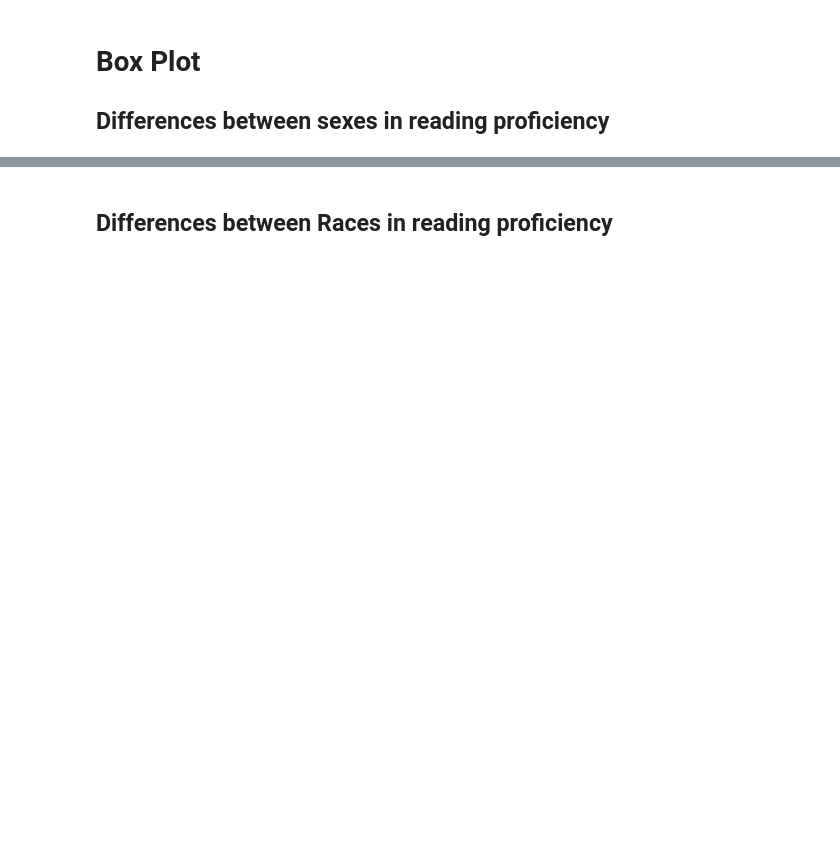
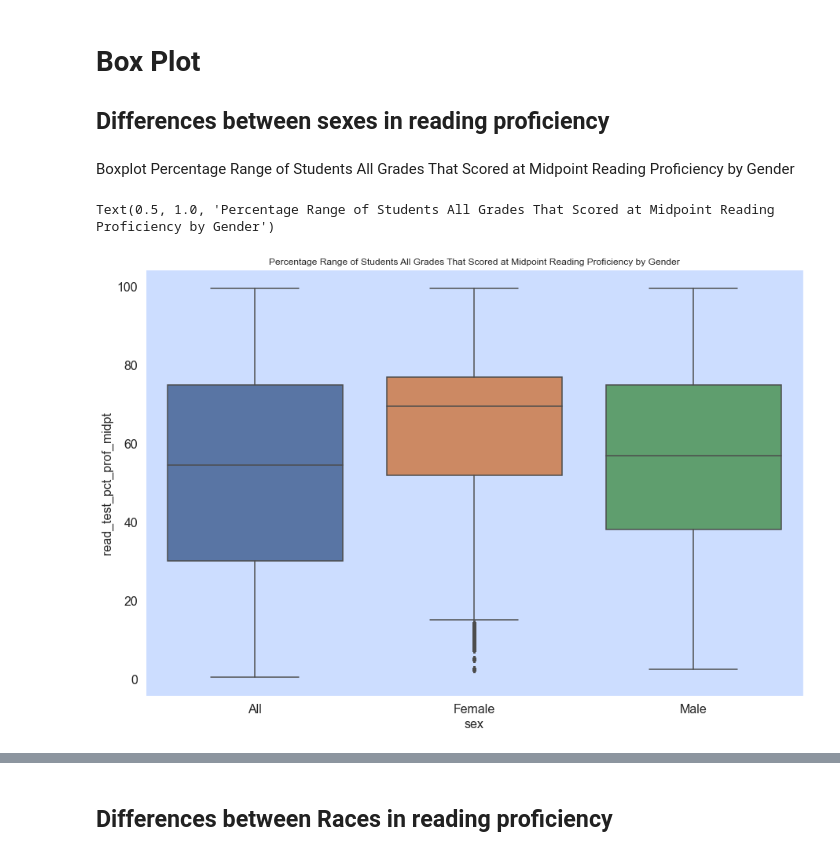
Before and after one commit to Data-Science-for-Education/educationdata, a Jupyter notebook: Education_Data_Models v2.ipynb, the cells around one changed output, grey strips where cells are left out. Drawn from its saved outputs; the diff is of its cells as text; code cells hidden in the pictures; blank space fills up the shorter version.

```diff
--- a/Education_Data_Models v2.ipynb
+++ b/Education_Data_Models v2.ipynb
@@ -52,6 +56,7 @@ directory_2009_df = pd.read_csv("district_directory/school-districts_lea_directo
 directory_2010_df = pd.read_csv("district_directory/school-districts_lea_directory_2010.csv", compression='gzip')
 directory_2011_df = pd.read_csv("district_directory/school-districts_lea_directory_2011.csv", compression='gzip')
 directory_2012_df = pd.read_csv("district_directory/school-districts_lea_directory_2012.csv", compression='gzip')
+directory_2013_df = pd.read_csv("district_directory/school-districts_lea_directory_2014.csv", compression='gzip')
 directory_2014_df = pd.read_csv("district_directory/school-districts_lea_directory_2014.csv", compression='gzip')
 directory_2015_df = pd.read_csv("district_directory/school-districts_lea_directory_2015.csv", compression='gzip')
 directory_2016_df = pd.read_csv("district_directory/school-districts_lea_directory_2016.csv", compression='gzip')
@@ -207,0 +226,13 @@ cleaned_df.head()
+# %% [markdown]
+Boxplot Percentage Range of Students All Grades That Scored at Midpoint Reading Proficiency by Gender
+# %%
+x=cleaned_df['sex'].map({1: 'Male', 2:'Female', 99: 'All'})
+plt.figure(figsize=(15, 10))
+plot = sns.boxplot(x, y = cleaned_df['read_test_pct_prof_midpt'])
+plt.title("Percentage Range of Students All Grades That Scored at Midpoint Reading Proficiency by Gender")
+# 1 is male
+# 2 is female
+# 99 is Total
+# %% [output]
+Text(0.5, 1.0, 'Percentage Range of Students All Grades That Scored at Midpoint Reading Proficiency by Gender')
+[figure, added]
```
Also changed, not shown: parts of 24 cells of this notebook.
